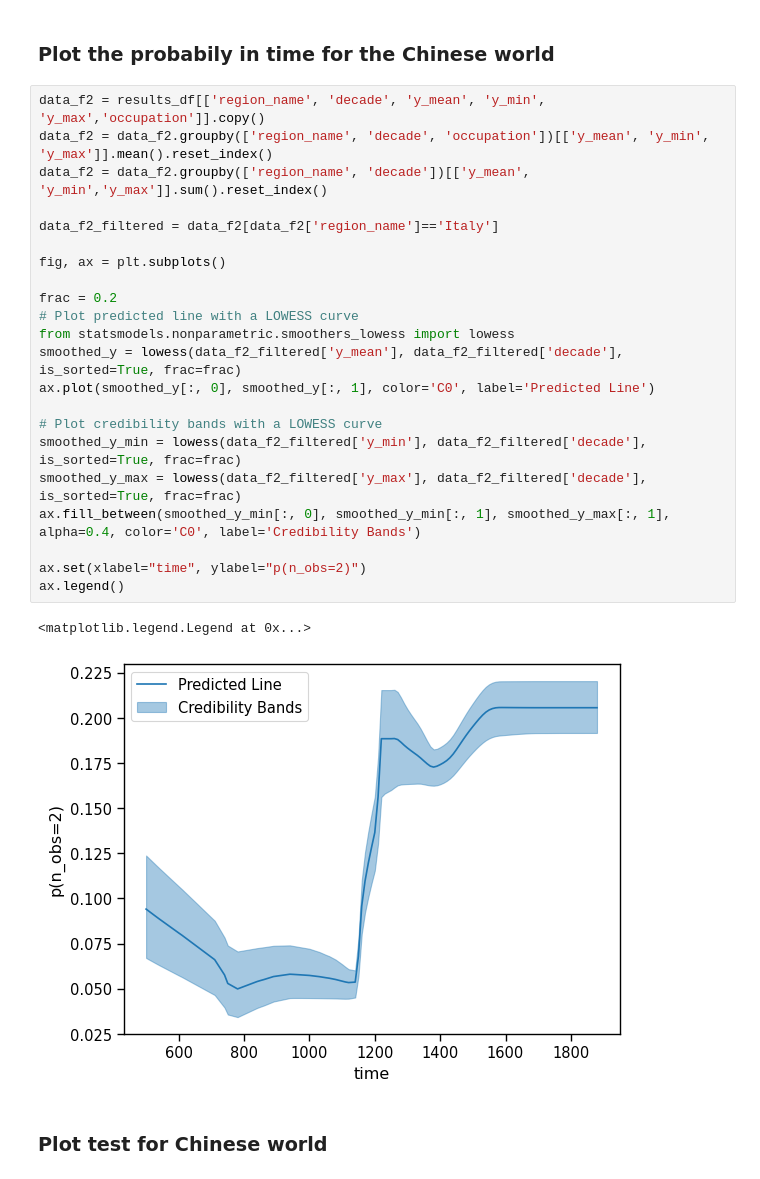
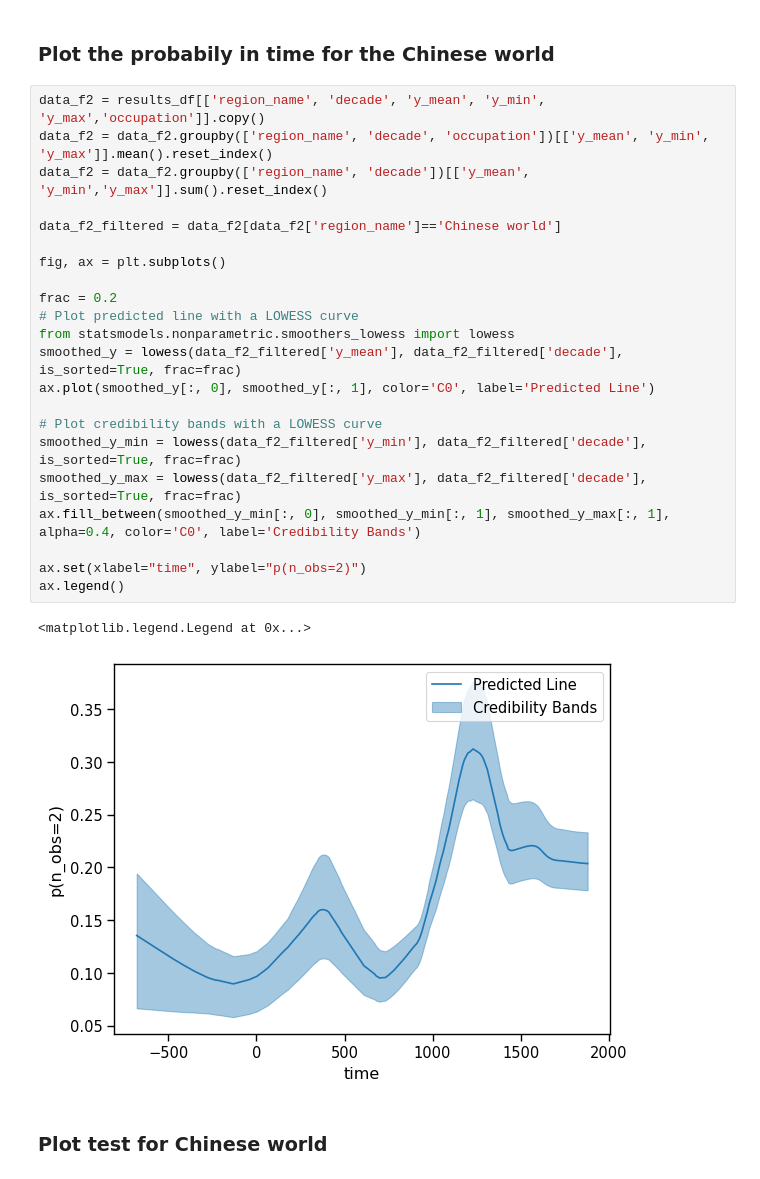
Before and after one commit to charlesdedampierre/cultura, a Jupyter notebook: 6 - run_unseen_species.ipynb, the cells around one changed output. Saved outputs shown, nothing was run; the diff lists cells and outputs as text.

```diff
--- a/6 - run_unseen_species.ipynb
+++ b/6 - run_unseen_species.ipynb
@@ -532,28 +532,28 @@ plt.show()
 # %%
 data_f2 = results_df[['region_name', 'decade', 'y_mean', 'y_min', 'y_max','occupation']].copy()
 data_f2 = data_f2.groupby(['region_name', 'decade', 'occupation'])[['y_mean', 'y_min', 'y_max']].mean().reset_index()
 data_f2 = data_f2.groupby(['region_name', 'decade'])[['y_mean', 'y_min','y_max']].sum().reset_index()
 
-data_f2_filtered = data_f2[data_f2['region_name']=='Italy']
+data_f2_filtered = data_f2[data_f2['region_name']=='Chinese world']
 
 fig, ax = plt.subplots()
 
 frac = 0.2
 # Plot predicted line with a LOWESS curve
 from statsmodels.nonparametric.smoothers_lowess import lowess
 smoothed_y = lowess(data_f2_filtered['y_mean'], data_f2_filtered['decade'], is_sorted=True, frac=frac)
 ax.plot(smoothed_y[:, 0], smoothed_y[:, 1], color='C0', label='Predicted Line')
 
 # Plot credibility bands with a LOWESS curve
 smoothed_y_min = lowess(data_f2_filtered['y_min'], data_f2_filtered['decade'], is_sorted=True, frac=frac)
 smoothed_y_max = lowess(data_f2_filtered['y_max'], data_f2_filtered['decade'], is_sorted=True, frac=frac)
 ax.fill_between(smoothed_y_min[:, 0], smoothed_y_min[:, 1], smoothed_y_max[:, 1], alpha=0.4, color='C0', label='Credibility Bands')
 
 ax.set(xlabel="time", ylabel="p(n_obs=2)")
 ax.legend()
 # %% [output]
 <matplotlib.legend.Legend at 0x...>
-[figure, old version]
+[figure, new version]
 # %% [markdown]
 ### Plot test for Chinese world
 # %%
```
Also changed, not shown: parts of 8 cells of this notebook, 2 other files.
